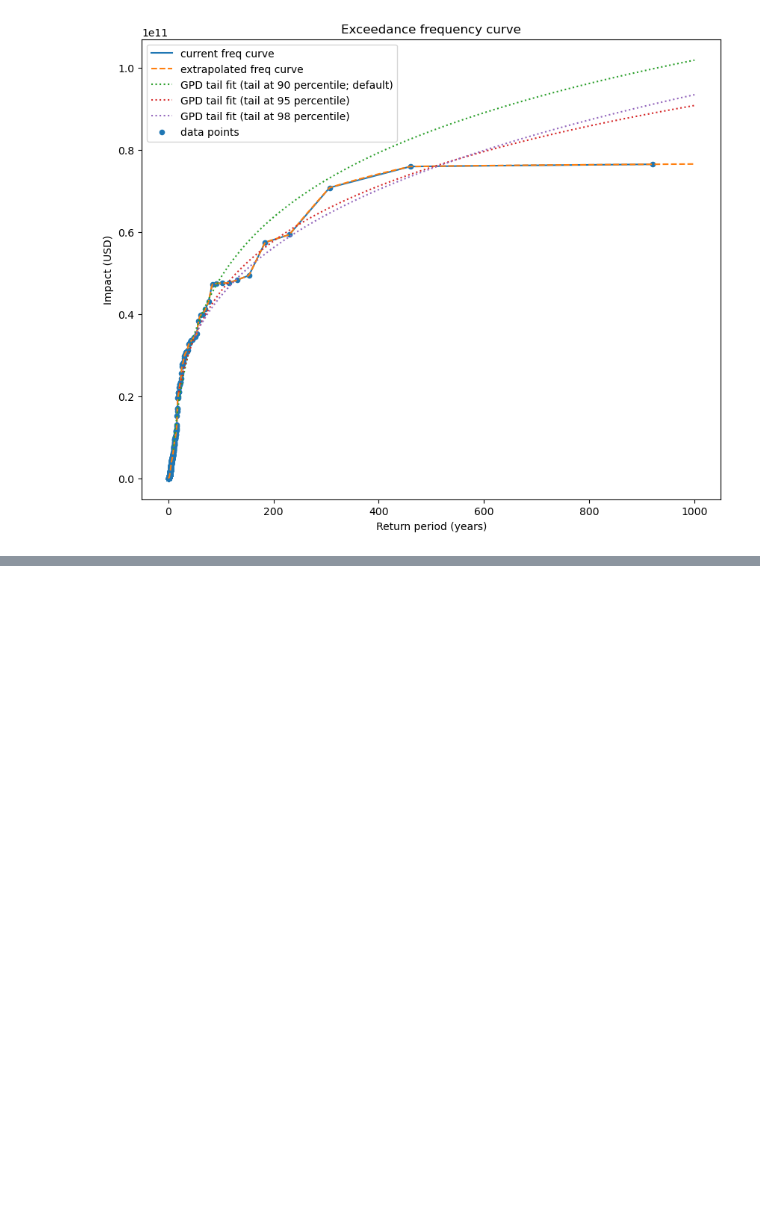
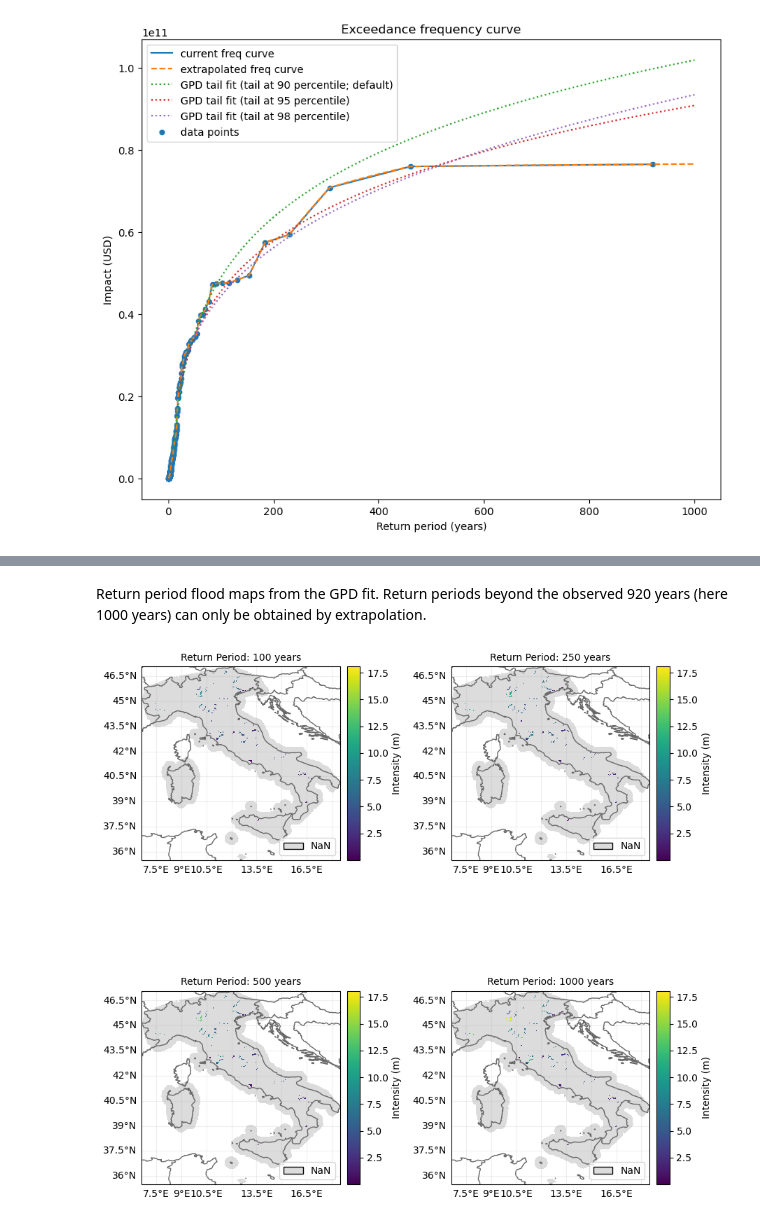
Before and after one commit to CLIMADA-project/climada-snippets, a Jupyter notebook: 005_GPD_fit_exceedance_curve.ipynb, the cells around one changed output, grey strips where cells are left out. Cells and saved outputs as stored; diff of their text form; code cells hidden in the pictures; blank space fills up the shorter version.

```diff
--- a/005_GPD_fit_exceedance_curve.ipynb
+++ b/005_GPD_fit_exceedance_curve.ipynb
@@ -383,0 +543,7 @@ ax.legend();
+# %% [markdown]
+Return period flood maps from the GPD fit. Return periods beyond the observed 920 years (here
+1000 years) can only be obtained by extrapolation.
+# %%
+plot_from_gdf(rf_gdf_GPD, colorbar_name=rf_label, title_subplots=rf_column_label);
+# %% [output]
+[figure, added]
```
Also changed, not shown: parts of 23 cells of this notebook.
